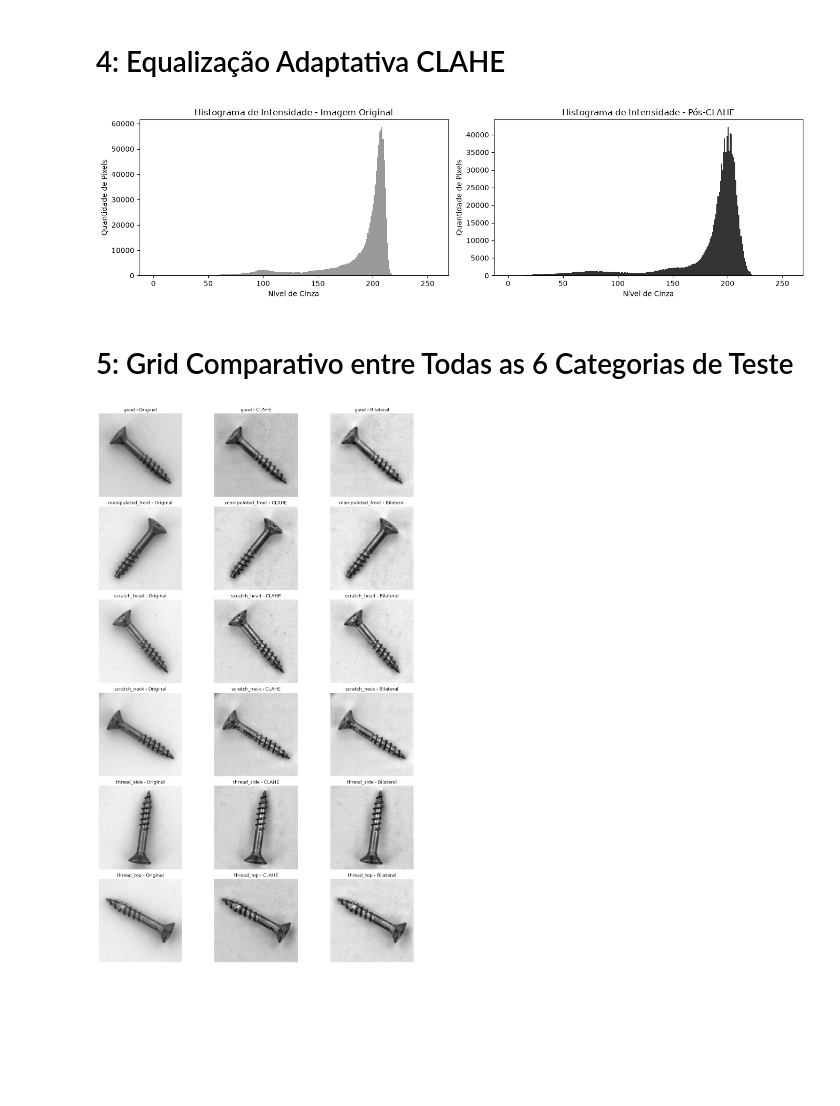
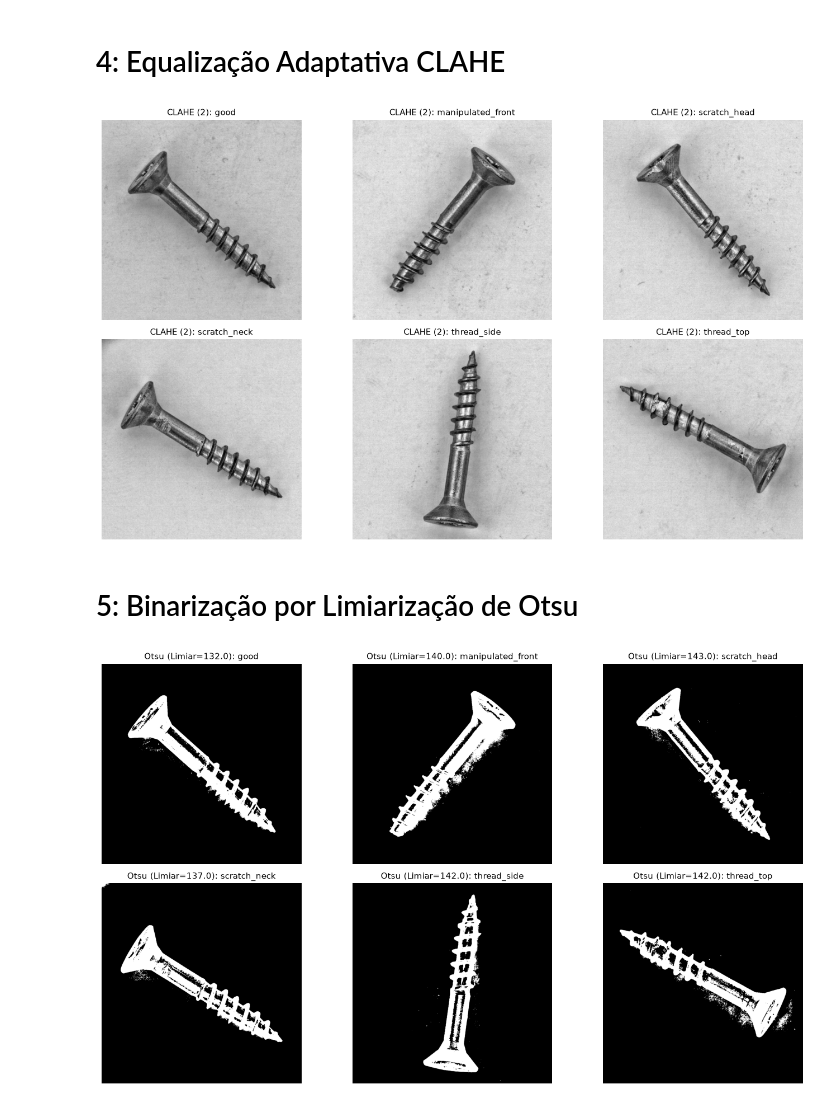
Before and after one commit to RenanE/deteccao-parafuso-defeituoso, a Jupyter notebook: notebooks/01_preprocessing_test.ipynb, the cells around one changed output. Drawn from its saved outputs; the diff is of its cells as text; code cells hidden in the pictures; blank space fills up the shorter version.

```diff
--- a/notebooks/01_preprocessing_test.ipynb
+++ b/notebooks/01_preprocessing_test.ipynb
@@ -90,55 +90,44 @@ plt.show()
 # %% [markdown]
 # 4: Equalização Adaptativa CLAHE
 # %%
-# Visualização do impacto da equalização adaptativa no histograma
-plt.figure(figsize=(14, 4))
+# === AJUSTE OS PARÂMETROS AQUI ===
+CLIP_LIMIT = 2
+TILE_SIZE = (20, 20)
 
-plt.subplot(1, 2, 1)
-plt.hist(img_cinza.ravel(), bins=256, range=[0, 256], color="gray", alpha=0.8)
-plt.title("Histograma de Intensidade - Imagem Original")
-plt.xlabel("Nível de Cinza")
-plt.ylabel("Quantidade de Pixels")
+imgs_clahe = {}
+fig, axes = plt.subplots(2, 3, figsize=(14, 8))
+axes = axes.ravel()
 
-plt.subplot(1, 2, 2)
-plt.hist(img_clahe.ravel(), bins=256, range=[0, 256], color="black", alpha=0.8)
-plt.title("Histograma de Intensidade - Pós-CLAHE")
-plt.xlabel("Nível de Cinza")
-plt.ylabel("Quantidade de Pixels")
+for i, (cat, cinza) in enumerate(imgs_cinza.items()):
+    clahe = aplicar_clahe(
+        cinza, clip_limit=CLIP_LIMIT, tile_grid_size=TILE_SIZE
+    )
+    imgs_clahe[cat] = clahe
+
+    axes[i].imshow(clahe, cmap="gray")
+    axes[i].set_title(f"CLAHE ({CLIP_LIMIT}): {cat}", fontsize=11)
+    axes[i].axis("off")
 
 plt.tight_layout()
 plt.show()
 # %% [output]
-[figure, old version]
+[figure, new version]
 # %% [markdown]
-# 5: Grid Comparativo entre Todas as 6 Categorias de Teste
+# 5: Binarização por Limiarização de Otsu
 # %%
-# Exibe o resultado do pré-processamento para cada uma das 6 categorias
-fig, axes = plt.subplots(
-    len(amostras_teste), 3, figsize=(14, 3.5 * len(amostras_teste))
-)
+imgs_otsu = {}
+fig, axes = plt.subplots(2, 3, figsize=(14, 8))
+axes = axes.ravel()
 
-for idx, (cat, caminho) in enumerate(amostras_teste.items()):
-    img = cv2.imread(caminho)
-    cinza = converter_para_cinza(img)
-    clahe = aplicar_clahe(cinza, clip_limit=2.0)
-    final = remover_ruido(clahe, metodo="bilateral")
+for i, (cat, clahe) in enumerate(imgs_clahe.items()):
+    limiar, mascara = binarizar_otsu(clahe, inverter=True)
+    imgs_otsu[cat] = mascara
 
-    # Coluna 1: Imagem Original em Escala de Cinza
-    axes[idx, 0].imshow(cinza, cmap="gray")
-    axes[idx, 0].set_title(f"{cat} - Original")
-    axes[idx, 0].axis("off")
-
-    # Coluna 2: Após Equalização Adaptativa (CLAHE)
-    axes[idx, 1].imshow(clahe, cmap="gray")
-    axes[idx, 1].set_title(f"{cat} - CLAHE")
-    axes[idx, 1].axis("off")
-
-    # Coluna 3: Após Filtro Bilateral (Redução de Ruído)
-    axes[idx, 2].imshow(final, cmap="gray")
-    axes[idx, 2].set_title(f"{cat} - Bilateral")
-    axes[idx, 2].axis("off")
+    axes[i].imshow(mascara, cmap="gray")
+    axes[i].set_title(f"Otsu (Limiar={limiar:.1f}): {cat}", fontsize=11)
+    axes[i].axis("off")
 
 plt.tight_layout()
 plt.show()
 # %% [output]
-[figure, old version]
+[figure, new version]
```
Also changed, not shown: parts of 5 cells of this notebook, 1 other file.
